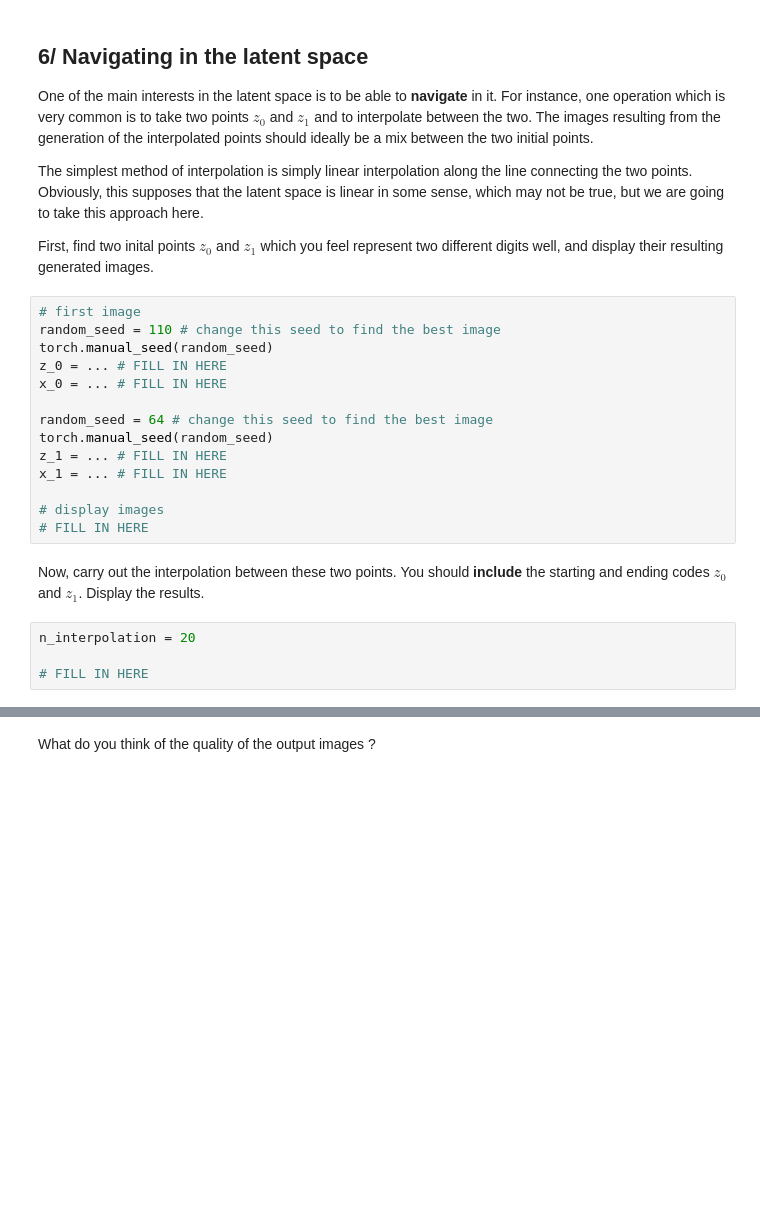
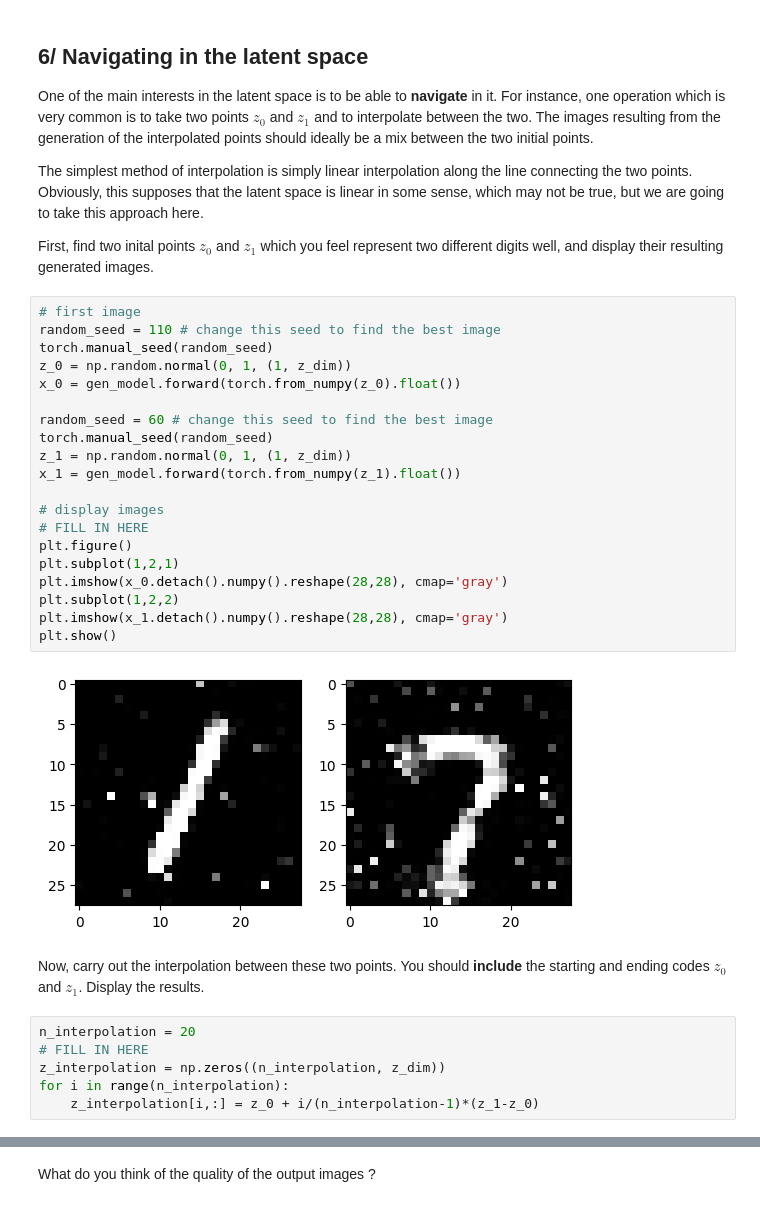
Before and after one commit to V-kr0pt/Image-Processing, a Jupyter notebook: IMA206 - Generative networks, patch methods, computational photography/TPs/Generative Artificial Networks/tp_ima_206_pytorch_for_students.ipynb, the cells around one changed output, grey strips where cells are left out. Drawn from its saved outputs; the diff is of its cells as text; blank space fills up the shorter version.

Commit message:
end of the mandatory part addition of models folder

```diff
--- a/IMA206 - Generative networks, patch methods, computational photography/TPs/Generative Artificial Networks/tp_ima_206_pytorch_for_students.ipynb
+++ b/IMA206 - Generative networks, patch methods, computational photography/TPs/Generative Artificial Networks/tp_ima_206_pytorch_for_students.ipynb
@@ -476,23 +476,33 @@ First, find two inital points $z_0$ and $z_1$ which you feel represent two diffe
 # %%
 # first image
 random_seed = 110 # change this seed to find the best image
 torch.manual_seed(random_seed)
-z_0 = ... # FILL IN HERE
-x_0 = ... # FILL IN HERE
+z_0 = np.random.normal(0, 1, (1, z_dim))
+x_0 = gen_model.forward(torch.from_numpy(z_0).float())
 
-random_seed = 64 # change this seed to find the best image
+random_seed = 60 # change this seed to find the best image
 torch.manual_seed(random_seed)
-z_1 = ... # FILL IN HERE
-x_1 = ... # FILL IN HERE
+z_1 = np.random.normal(0, 1, (1, z_dim))
+x_1 = gen_model.forward(torch.from_numpy(z_1).float())
 
 # display images
 # FILL IN HERE
+plt.figure()
+plt.subplot(1,2,1)
+plt.imshow(x_0.detach().numpy().reshape(28,28), cmap='gray')
+plt.subplot(1,2,2)
+plt.imshow(x_1.detach().numpy().reshape(28,28), cmap='gray')
+plt.show()
+# %% [output]
+[figure, added]
 # %% [markdown]
 Now, carry out the interpolation between these two points. You should __include__ the starting and ending codes $z_0$ and $z_1$. Display the results.
-# %%
-n_interpolation = 20
-
-# FILL IN HERE
+# %%
+n_interpolation = 20
+# FILL IN HERE
+z_interpolation = np.zeros((n_interpolation, z_dim))
+for i in range(n_interpolation):
+    z_interpolation[i,:] = z_0 + i/(n_interpolation-1)*(z_1-z_0)
 # %%
 # display results
 
```
Also changed, not shown: parts of 10 cells of this notebook, 14 other files.
